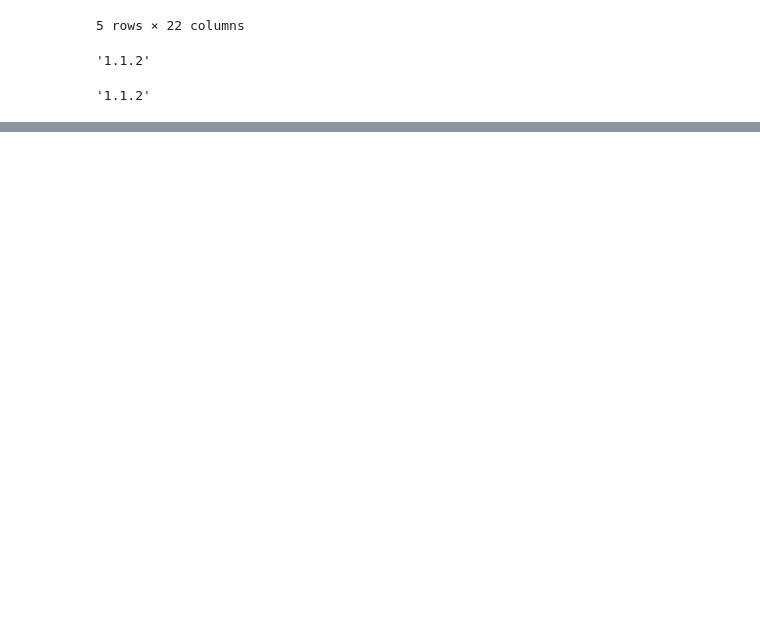
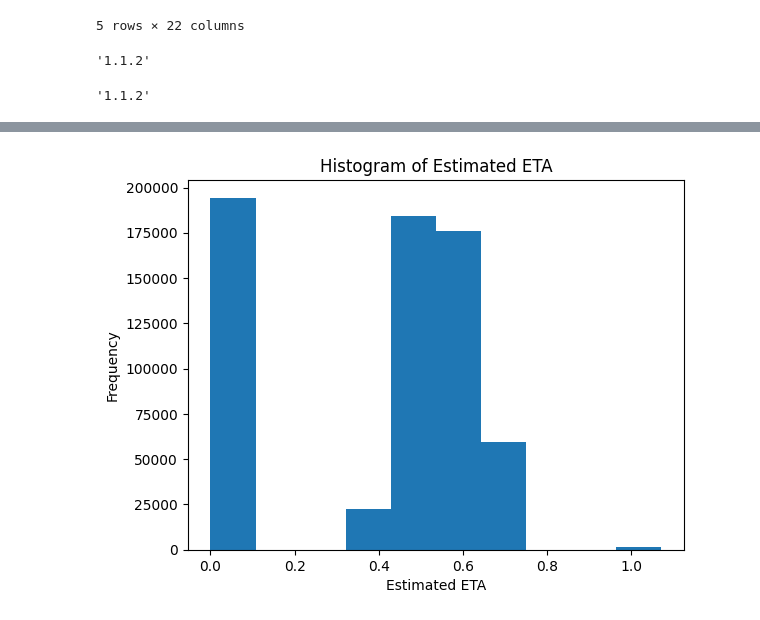
Before and after one commit to emekaamadi/Dynamic_Project, a Jupyter notebook: Pipeline/temp_analysis.ipynb, the cells around one changed output, grey strips where cells are left out. Saved outputs shown, nothing was run; the diff lists cells and outputs as text; code cells hidden in the pictures; blank space fills up the shorter version.

```diff
--- a/Pipeline/temp_analysis.ipynb
+++ b/Pipeline/temp_analysis.ipynb
@@ -379,0 +384,2 @@ new_df.sample(10)
+# %%
+df = pd.read_csv('Data/demand_est.csv')
@@ -379,0 +396,9 @@ new_df.sample(10)
+# %%
+# Make a histogram of 'estimated_eta' column
+plt.hist(df['estimated_eta'])
+plt.xlabel('Estimated ETA')
+plt.ylabel('Frequency')
+plt.title('Histogram of Estimated ETA')
+plt.show()
+# %% [output]
+[figure, added]
```
Also changed, not shown: parts of 27 cells of this notebook, 2 other files.
